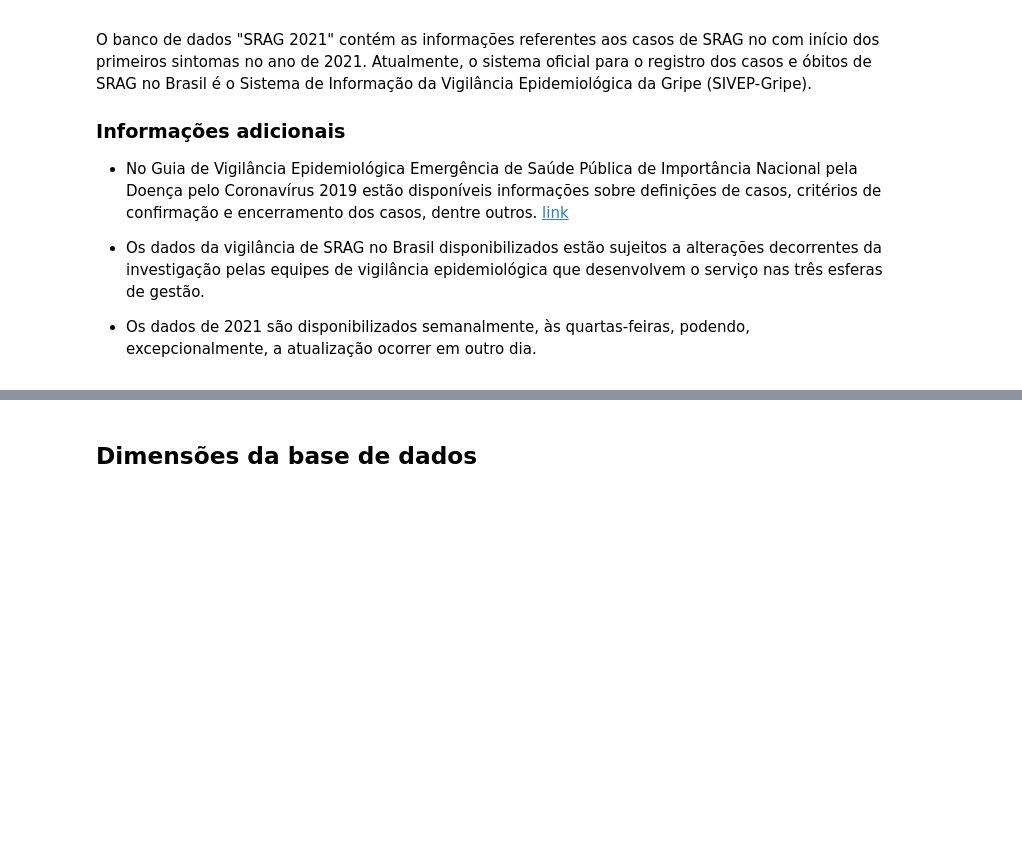
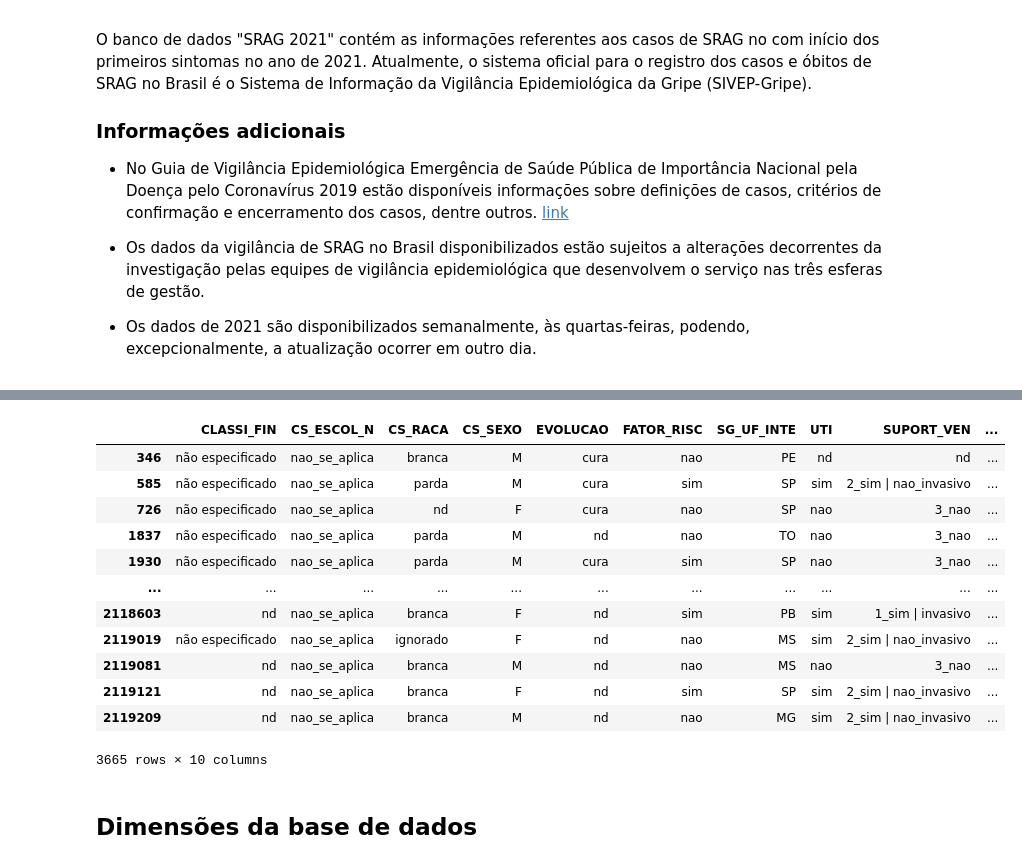
Before and after one commit to victor-marchesini/myfastpage, a Jupyter notebook: _notebooks/2021-06-06-AtividadeFinal-Parte1.ipynb, the cells around one changed output, grey strips where cells are left out. Cells and saved outputs as stored; diff of their text form; code cells hidden in the pictures; blank space fills up the shorter version.

```diff
--- a/_notebooks/2021-06-06-AtividadeFinal-Parte1.ipynb
+++ b/_notebooks/2021-06-06-AtividadeFinal-Parte1.ipynb
@@ -39,0 +55,12 @@ O banco de dados "SRAG 2021" contém as informações referentes aos casos de SR
+# %%
+#hide
+
+import sqlite3 as sql
+import pandas as pd
+from srag_functions import *
+# import gc   >> gc.collect(), liberar memória
+
+db_name = 'srag'
+db_path = f'data/opendatasus/{db_name}.db'
+conn = sql.connect(db_path)
+df_srag = pd.read_sql(f'SELECT * FROM {db_name} WHERE ano >= 2020', conn)
@@ -39,0 +110,12 @@ O banco de dados "SRAG 2021" contém as informações referentes aos casos de SR
+# %%
+selected_cols = ['CLASSI_FIN','CS_ESCOL_N','CS_RACA','CS_SEXO'] #CLASSI_OUT
+# selected_cols += ['DT_SIN_PRI','DT_NASC'
+selected_cols += ['EVOLUCAO','FATOR_RISC','SG_UF_INTE']
+selected_cols += ['UTI','SUPORT_VEN'] #'DT_ENTUTI','DT_SAIDUTI']
+# selected_cols += ['SEM_PRI','dv_SEM_PRI_ABS',]
+selected_cols += ['dv_idade_anos'] # ano, faixa_etaria
+df_srag_selected = df_srag[selected_cols] # df_srag_selected = df_srag_selected[selected_cols]
+df_srag_selected['dv_idade_anos'] = df_srag_selected.['dv_idade_anos'].astype(int)
+del df_srag  # gc.collect()
+
+df_srag_selected.shape
@@ -39,0 +148,16 @@ O banco de dados "SRAG 2021" contém as informações referentes aos casos de SR
+# %%
+df_srag_selected.query('dv_idade_anos == 0')
+# %% [output]
+|  | CLASSI_FIN | CS_ESCOL_N | CS_RACA | CS_SEXO | EVOLUCAO | FATOR_RISC | SG_UF_INTE | UTI | SUPORT_VEN | ... |
+| 346 | não especificado | nao_se_aplica | branca | M | cura | nao | PE | nd | nd | ... |
+| 585 | não especificado | nao_se_aplica | parda | M | cura | sim | SP | sim | 2_sim | nao_invasivo | ... |
+| 726 | não especificado | nao_se_aplica | nd | F | cura | nao | SP | nao | 3_nao | ... |
+| 1837 | não especificado | nao_se_aplica | parda | M | nd | nao | TO | nao | 3_nao | ... |
+| 1930 | não especificado | nao_se_aplica | parda | M | cura | sim | SP | nao | 3_nao | ... |
+| ... | ... | ... | ... | ... | ... | ... | ... | ... | ... | ... |
+| 2118603 | nd | nao_se_aplica | branca | F | nd | sim | PB | sim | 1_sim | invasivo | ... |
+| 2119019 | não especificado | nao_se_aplica | ignorado | F | nd | nao | MS | sim | 2_sim | nao_invasivo | ... |
+| 2119081 | nd | nao_se_aplica | branca | M | nd | nao | MS | nao | 3_nao | ... |
+| 2119121 | nd | nao_se_aplica | branca | F | nd | sim | SP | sim | 2_sim | nao_invasivo | ... |
+| 2119209 | nd | nao_se_aplica | branca | M | nd | nao | MG | sim | 2_sim | nao_invasivo | ... |
+3665 rows × 10 columns
```
Also changed, not shown: parts of 28 cells of this notebook.
